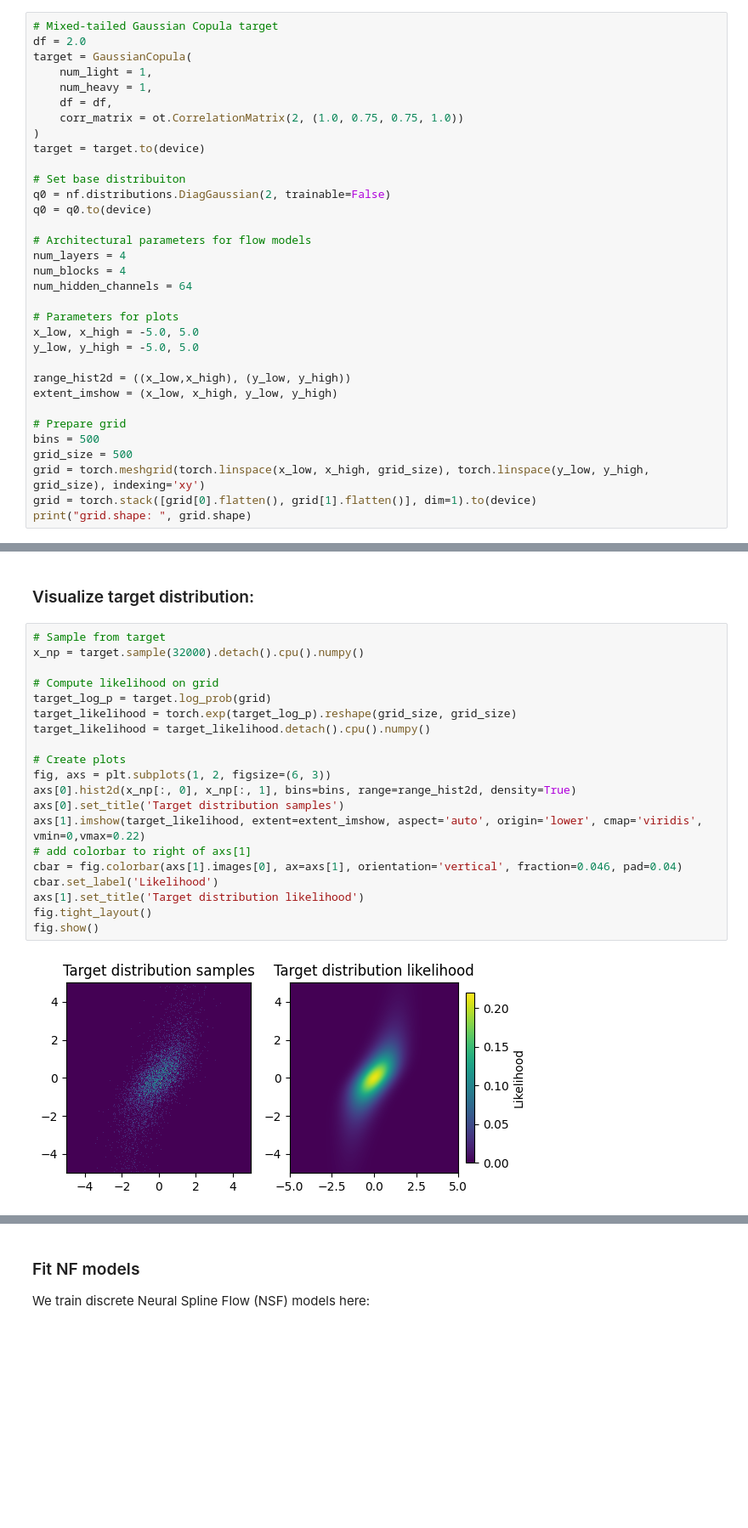
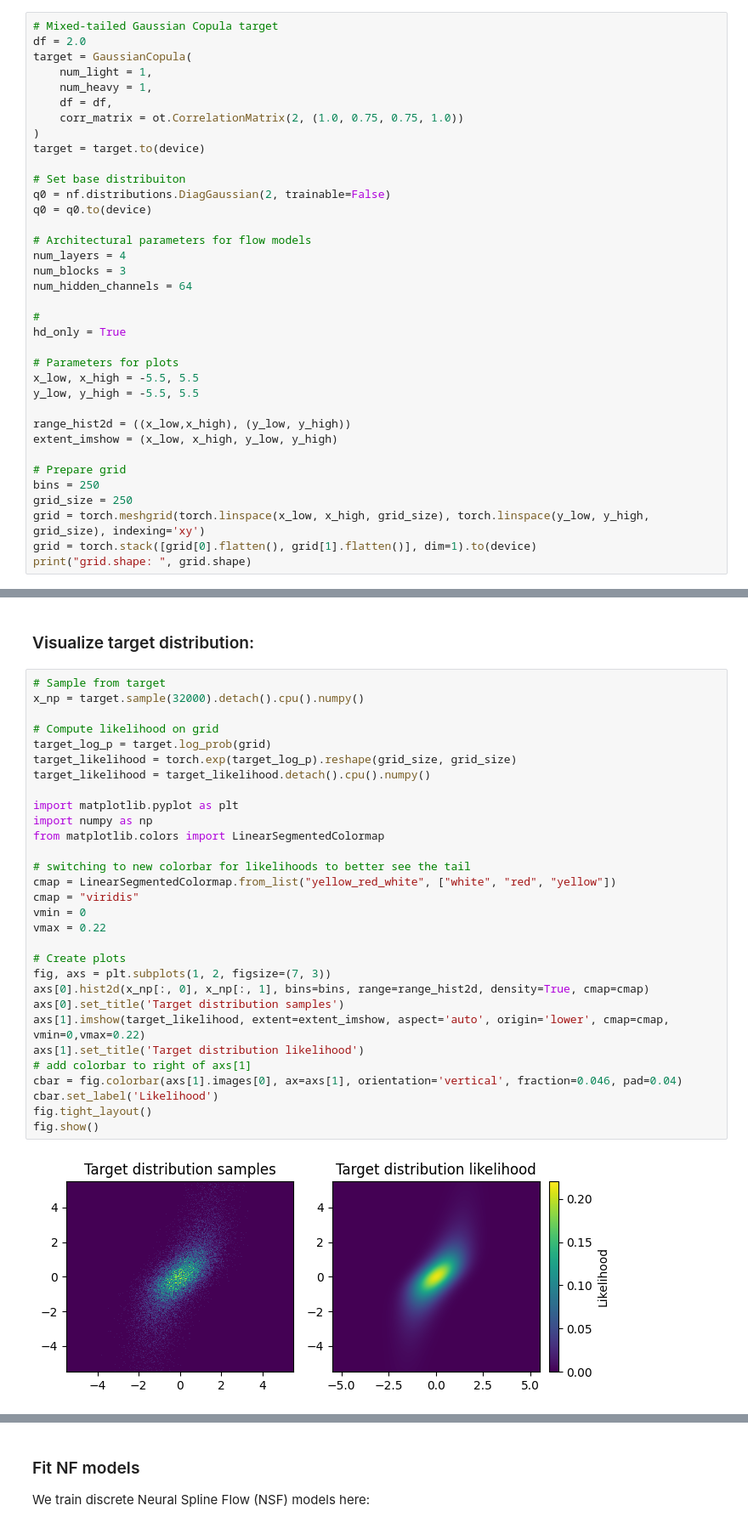
Before and after one commit to Lukas2412/tailnflows, a Jupyter notebook: experiments/density_estimation_synthetic/ttf_artifacts_and_modifications_exploration.ipynb, the cells around one changed output, grey strips where cells are left out. Shown at 85% size. Saved outputs shown, nothing was run; the diff lists cells and outputs as text; blank space fills up the shorter version.

```diff
--- a/experiments/density_estimation_synthetic/ttf_artifacts_and_modifications_exploration.ipynb
+++ b/experiments/density_estimation_synthetic/ttf_artifacts_and_modifications_exploration.ipynb
@@ -49,19 +49,22 @@ q0 = q0.to(device)
 
 # Architectural parameters for flow models
 num_layers = 4
-num_blocks = 4
+num_blocks = 3
 num_hidden_channels = 64
 
+#
+hd_only = True
+
 # Parameters for plots
-x_low, x_high = -5.0, 5.0
-y_low, y_high = -5.0, 5.0
+x_low, x_high = -5.5, 5.5
+y_low, y_high = -5.5, 5.5
 
 range_hist2d = ((x_low,x_high), (y_low, y_high))
 extent_imshow = (x_low, x_high, y_low, y_high)
 
 # Prepare grid
-bins = 500
-grid_size = 500
+bins = 250
+grid_size = 250
 grid = torch.meshgrid(torch.linspace(x_low, x_high, grid_size), torch.linspace(y_low, y_high, grid_size), indexing='xy')
 grid = torch.stack([grid[0].flatten(), grid[1].flatten()], dim=1).to(device)
 print("grid.shape: ", grid.shape)
@@ -73,25 +76,35 @@ WRN - As nu <= 2, the covariance of the distribution will not be defined
 # %%
 # Sample from target
 x_np = target.sample(32000).detach().cpu().numpy()
 
 # Compute likelihood on grid
 target_log_p = target.log_prob(grid)
 target_likelihood = torch.exp(target_log_p).reshape(grid_size, grid_size)
 target_likelihood = target_likelihood.detach().cpu().numpy()
 
+import matplotlib.pyplot as plt
+import numpy as np
+from matplotlib.colors import LinearSegmentedColormap
+
+# switching to new colorbar for likelihoods to better see the tail
+cmap = LinearSegmentedColormap.from_list("yellow_red_white", ["white", "red", "yellow"])
+cmap = "viridis"
+vmin = 0
+vmax = 0.22
+
 # Create plots
-fig, axs = plt.subplots(1, 2, figsize=(6, 3))
-axs[0].hist2d(x_np[:, 0], x_np[:, 1], bins=bins, range=range_hist2d, density=True)
+fig, axs = plt.subplots(1, 2, figsize=(7, 3))
+axs[0].hist2d(x_np[:, 0], x_np[:, 1], bins=bins, range=range_hist2d, density=True, cmap=cmap)
 axs[0].set_title('Target distribution samples')
-axs[1].imshow(target_likelihood, extent=extent_imshow, aspect='auto', origin='lower', cmap='viridis', vmin=0,vmax=0.22)
+axs[1].imshow(target_likelihood, extent=extent_imshow, aspect='auto', origin='lower', cmap=cmap, vmin=0,vmax=0.22)
+axs[1].set_title('Target distribution likelihood')
 # add colorbar to right of axs[1]
 cbar = fig.colorbar(axs[1].images[0], ax=axs[1], orientation='vertical', fraction=0.046, pad=0.04)
 cbar.set_label('Likelihood')
-axs[1].set_title('Target distribution likelihood')
 fig.tight_layout()
 fig.show()
 # %% [output]
-[figure, old version]
+[figure, new version]
 # %%
 # quick estimate of entropy of target distribution, for lower bound on loss
 entropy_estimate = -target.log_prob(target.sample(500000)).mean().detach().cpu().numpy()
```
Also changed, not shown: parts of 49 cells of this notebook.
